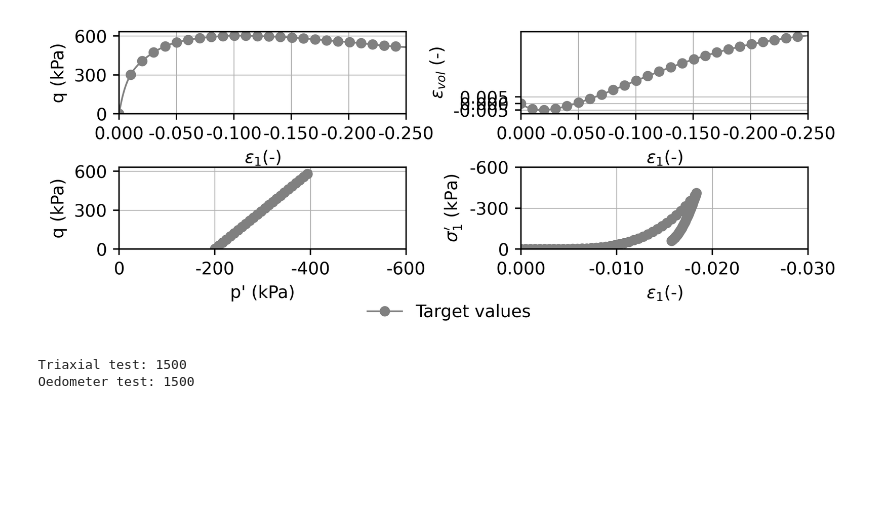
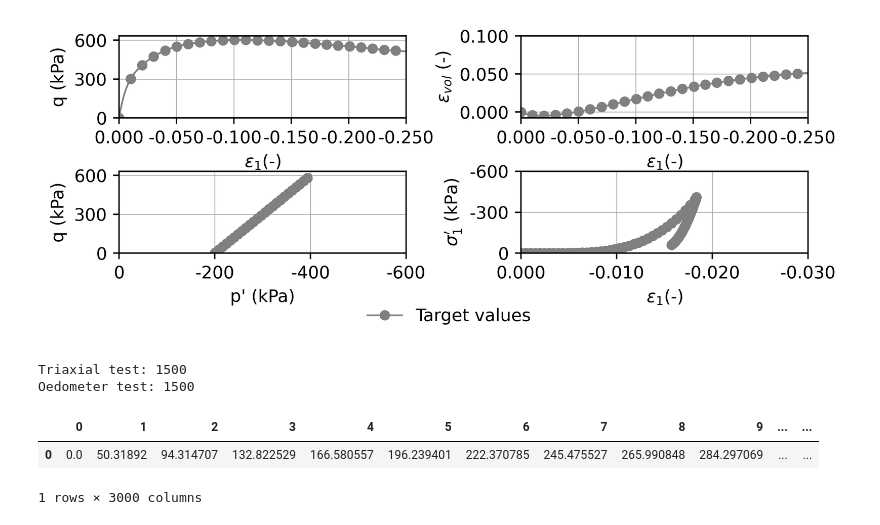
Before and after one commit to harifel/MLpFEM, a Jupyter notebook: src/04_b_main_ML_realtest_comparison.ipynb, the cells around one changed output. Cells and saved outputs as stored; diff of their text form; code cells hidden in the pictures; blank space fills up the shorter version.

```diff
--- a/src/04_b_main_ML_realtest_comparison.ipynb
+++ b/src/04_b_main_ML_realtest_comparison.ipynb
@@ -84,39 +84,42 @@ for k, example in enumerate(examples):
             # Invert y-axis for the last plot
             if j == len(file_names) - 1:
                 axs[j//2, j%2].invert_yaxis()
 
             axs[j//2, j%2].set_xlabel('$\epsilon_{1}$(-)')
             axs[1, 0].set_xlabel("p' (kPa)")
             axs[0, 0].set_ylabel('q (kPa)')
             axs[1, 0].set_ylabel('q (kPa)')
             axs[0, 1].set_ylabel('$\epsilon_{vol}$ (-)')
             axs[1, 1].set_ylabel("$\sigma_{1}'$ (kPa)")
 
-            if j == 3:
+            if j == 3: # oedoemeter
                 default_ticks = axs[1, 0].get_xticks()
                 axs[1, 0].set_yticks([0,300,600])
                 axs[1, 0].set_ylim(0)
                 axs[1, 0].set_xlim(xmin = 0, xmax = -600)
-            if j == 0:
+            if j == 0: # stress strain
                 axs[0, 0].set_xlim(0, -0.25)
                 axs[0, 0].set_yticks([0,300,600])
                 axs[0, 0].set_ylim(0)
-            if j == 1:
-                axs[0, 1].set_yticks([-0.005, 0,0.005])
+            if j == 1: # volumetric behaviour
+                axs[0, 1].set_yticks([0, 0.05,0.10])
                 axs[0, 1].set_xlim(0,-0.25)
 
-            if j == 2:
+            if j == 2: # stress path
                 axs[1, 1].set_ylim(-600,0)
                 axs[1, 1].set_yticks([0,-300,-600])
                 axs[1, 1].set_xlim(-0.030,0)
+
+
+
 
     # Create legend outside the loop
     plt.legend(loc='upper center', bbox_to_anchor=(-.25, -.48), frameon=False, ncol=4)
     plt.subplots_adjust(left=0.08, right=0.96, bottom=0.24, top=0.98, wspace=0.40, hspace=0.65)
 
     plt.savefig(r"../graphics/"+"SyntheticData_"+f"{example}"+".png", dpi=1000)
 # %% [output]
-[figure, old version]
+[figure, new version]
 # %%
 #stack the data together
 X_triax = np.hstack((q_opt, eps_y_opt, eps_vol_opt, eps_y_opt, q_opt_path, p_opt_path))
@@ -134,6 +137,12 @@ Triaxial test: 1500
 Oedometer test: 1500
 # %%
 X = pd.concat([X_triax, X_oedo], ignore_index = True, sort = False, axis =1)
+# %%
+X
+# %% [output]
+|  | 0 | 1 | 2 | 3 | 4 | 5 | 6 | 7 | 8 | 9 | ... | ... |
+| 0 | 0.0 | 50.31892 | 94.314707 | 132.822529 | 166.580557 | 196.239401 | 222.370785 | 245.475527 | 265.990848 | 284.297069 | ... | ... |
+1 rows × 3000 columns
 # %%
 # =============================================================================
 # Benchmark Comparison
```
Also changed, not shown: parts of 4 cells of this notebook, 1 other file.
